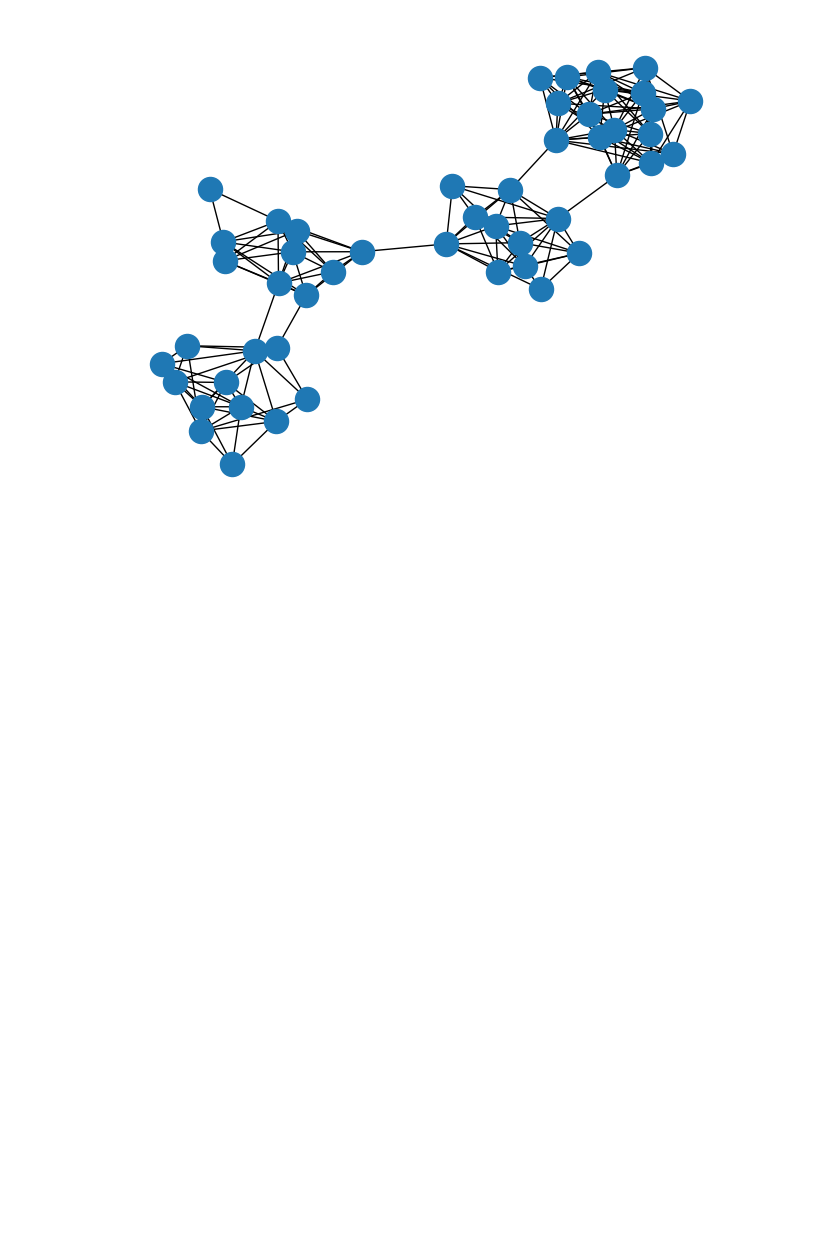
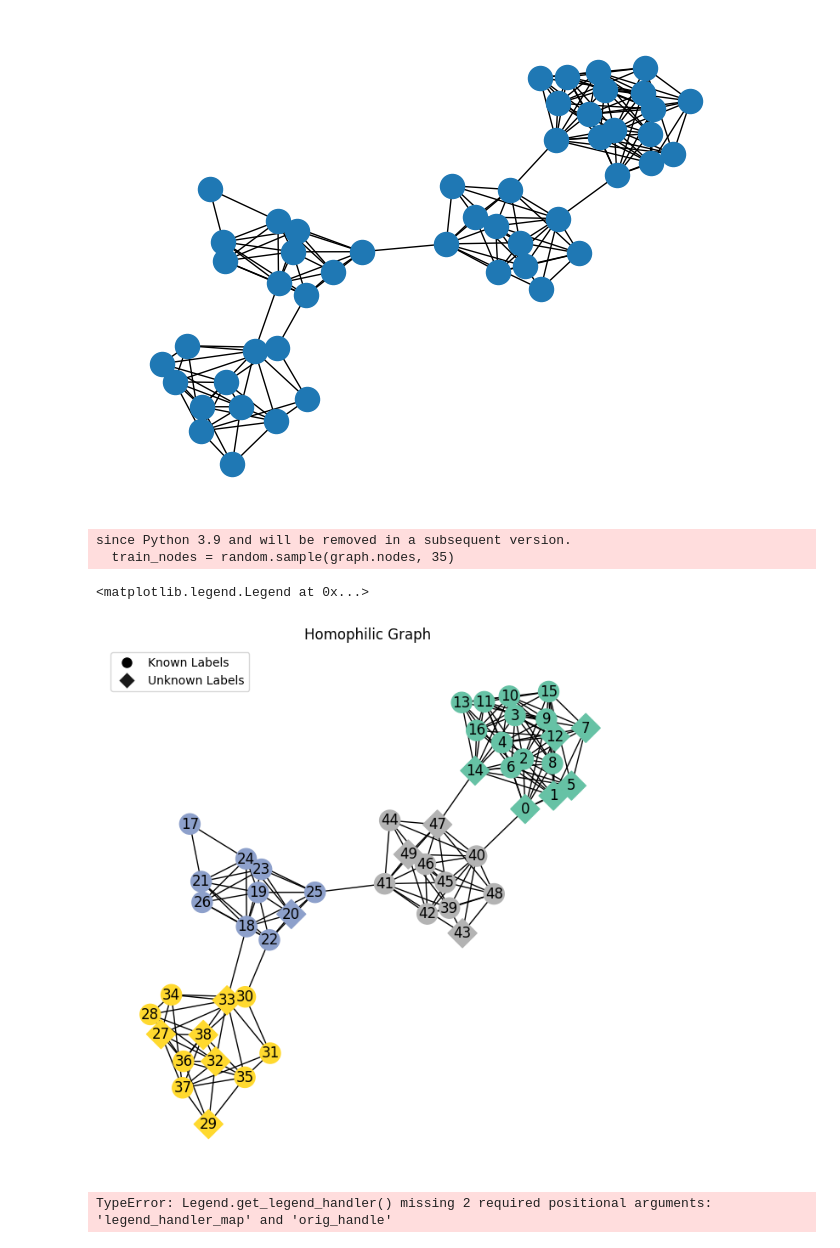
Before and after one commit to caiolmart/node-concordance, a Jupyter notebook: notebooks/illustrative_plots/02.2_homophilic_heterophilic.ipynb, the cells around one changed output. Saved outputs shown, nothing was run; the diff lists cells and outputs as text; code cells hidden in the pictures; blank space fills up the shorter version.

```diff
--- a/notebooks/illustrative_plots/02.2_homophilic_heterophilic.ipynb
+++ b/notebooks/illustrative_plots/02.2_homophilic_heterophilic.ipynb
@@ -81,6 +83,76 @@ graph.remove_edges_from(list(nx.selfloop_edges(graph)))
 nx.draw_kamada_kawai(graph)
 # %% [output]
 [figure]
+# %%
+fig, ax = plt.subplots(1, 1, figsize=(8, 8))
+
+node_classes_hom = [graph.nodes[v]["block"] for v in graph]
+class_dict = dict(zip(graph.nodes, node_classes_hom))
+random.seed(0)
+train_nodes = random.sample(graph.nodes, 35)
+train_graph = graph.subgraph(train_nodes)
+train_node_classes = [graph.nodes[v]["block"] for v in train_graph]
+test_nodes = [x for x in graph if x not in train_graph]
+test_graph = graph.subgraph(test_nodes)
+test_node_classes = [graph.nodes[v]["block"] for v in test_graph]
+
+
+nx.draw_networkx_edges(
+    graph,
+    pos=pos,
+    # with_labels=True,
+    # node_color=node_classes_hom,
+    # cmap="Set2",
+    ax=ax,
+)
+nx.draw_networkx_nodes(
+    train_graph,
+    pos=pos,
+    # with_labels=True,
+    node_color=train_node_classes,
+    cmap="Set2",
+    node_shape='o',
+    ax=ax,
+    # label='Known Labels'
+)
+nx.draw_networkx_nodes(
+    test_graph,
+    pos=pos,
+    # with_labels=True,
+    node_color=test_node_classes,
+    cmap="Set2",
+    node_shape='D',
+    ax=ax,
+    # label='Unknown Labels'
+)
+nx.draw_networkx_labels(
+    graph,
+    pos=pos,
+    # with_labels=True,
+    # node_color=node_classes_hom,
+    # cmap="Set2",
+    # node_shape='D',
+    ax=ax,
+)
+
+ax.set_axis_off()
+ax.set_title('Homophilic Graph')
+
+legend_elements = [
+    Line2D([0], [0], color='w', markerfacecolor='black', marker='o', label='Known Labels', markersize=10),
+    Line2D([0], [0], color='w', markerfacecolor='black', marker='D', label='Unknown Labels', alpha=0.9, markersize=10)
+]
+ax.legend(handles=legend_elements, loc='upper left')
+# %% [output]
+since Python 3.9 and will be removed in a subsequent version.
+  train_nodes = random.sample(graph.nodes, 35)
+<matplotlib.legend.Legend at 0x...>
+[figure, added]
+# %%
+legend = ax.get_legend()
+legend.
+# %% [output]
+TypeError: Legend.get_legend_handler() missing 2 required positional arguments: 'legend_handler_map' and 'orig_handle'
 # %%
 pos = nx.kamada_kawai_layout(graph)
 
```
Also changed, not shown: parts of 7 cells of this notebook.
